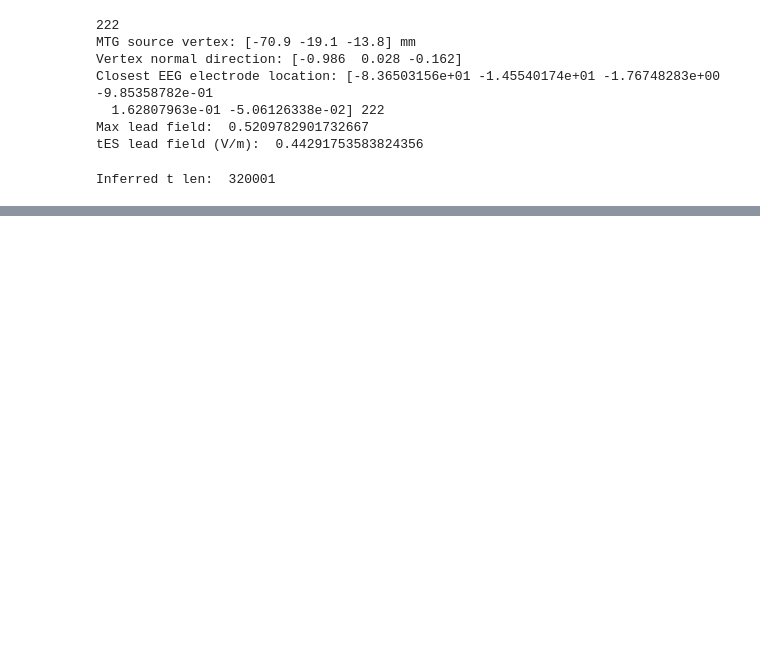
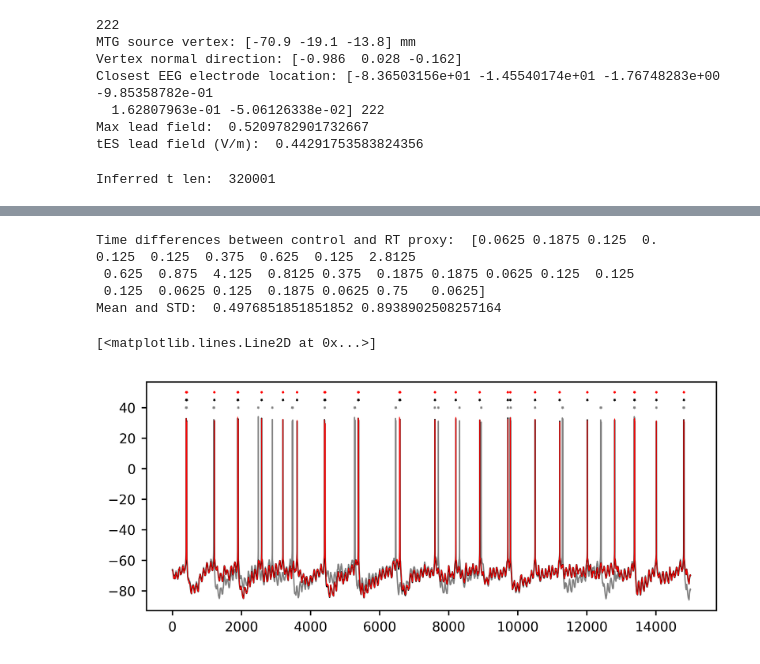
Before and after one commit to torbjone/CellTypeDependenceElStim, a Jupyter notebook: notebooks/active_ongoing_input_test.ipynb, the cells around one changed output, grey strips where cells are left out. Drawn from its saved outputs; the diff is of its cells as text; code cells hidden in the pictures; blank space fills up the shorter version.

```diff
--- a/notebooks/active_ongoing_input_test.ipynb
+++ b/notebooks/active_ongoing_input_test.ipynb
@@ -116,7 +115,7 @@ print("Inferred t len: ", len(tvec))
 f_mod = 10.0          # Hz, sinusoidal rate-modulation frequency
 num_syns = 50      # uniformly distributed excitatory synapses
 rate_mean = 5.0      # Hz, mean presynaptic rate per synapse
-syn_weight = 0.0010   # uS (tuned so the cell occasionally fires near the peak)
+syn_weight = 0.001   # uS (tuned so the cell occasionally fires near the peak)
 mod_depth = 1.0        # sinusoidal modulation depth (0..1)
 
 input_idx = 0
@@ -125,9 +124,9 @@ input_amp = 5e6  # nA
 make_passive = False
 
 # Human pyramidal (middle temporal gyrus), perisomatic.
-model_id = 626170679
-model_id = 626170637
-model_id = 626170475
+#model_id = 626170679
+#model_id = 626170637
+#model_id = 626170475
 model_id = 626170736
 
 cell_name = "hay"
@@ -875,0 +996,18 @@ plt.savefig(f"ongoing_input_mtg_active_{cell_name}_{make_passive}.pdf")
+# %%
+
+plt.plot(tvec_ctrl_no_tES, somav_ctrl_no_tES, 'gray', lw=0.8)
+plt.plot(tvec_ctrl, somav_ctrl, 'k', lw=0.8)
+plt.plot(tvec_rt_prox, somav_rt_prox, 'r', lw=0.5)
+
+plt.plot(tvec_ctrl_no_tES[spike_idxs_no_tES], np.ones(len(spike_idxs_no_tES)) * 40, '*', ms=1, c='gray')
+plt.plot(tvec_ctrl[spike_idxs_tES], np.ones(len(spike_idxs_tES)) * 45, '*', ms=1, c='k')
+plt.plot(tvec_rt_prox[spike_idxs_RT_prox], np.ones(len(spike_idxs_RT_prox)) * 50, '*', ms=1, c='r')
+
+# plt.xlim(0, 2590)
+# %% [output]
+Time differences between control and RT proxy:  [0.0625 0.1875 0.125  0.     0.125  0.125  0.375  0.625  0.125  2.8125
+ 0.625  0.875  4.125  0.8125 0.375  0.1875 0.1875 0.0625 0.125  0.125
+ 0.125  0.0625 0.125  0.1875 0.0625 0.75   0.0625]
+Mean and STD:  0.4976851851851852 0.8938902508257164
+[<matplotlib.lines.Line2D at 0x...>]
+[figure, added]
```
Also changed, not shown: parts of 12 cells of this notebook, 22 other files.
